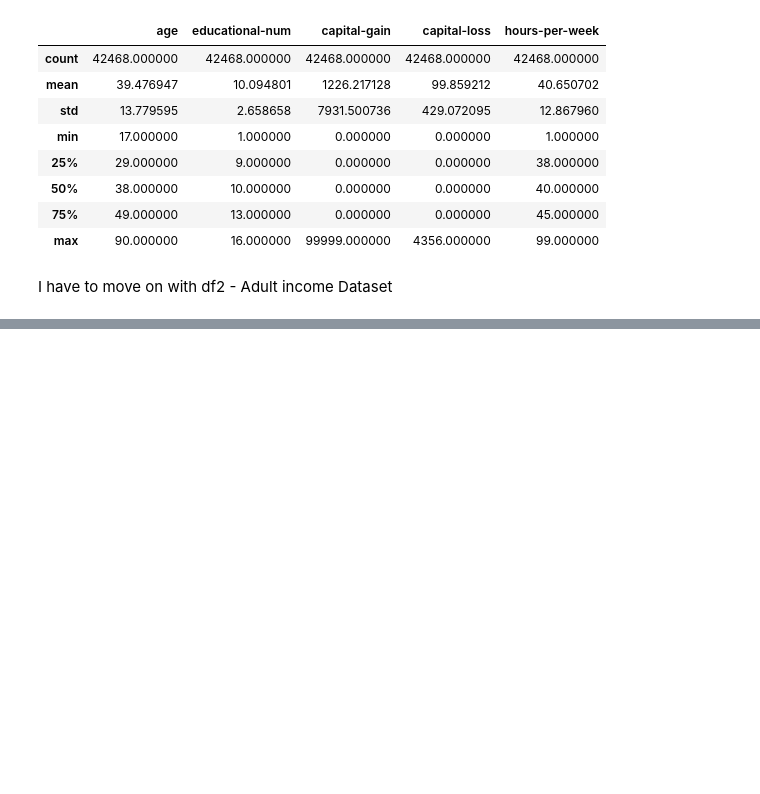
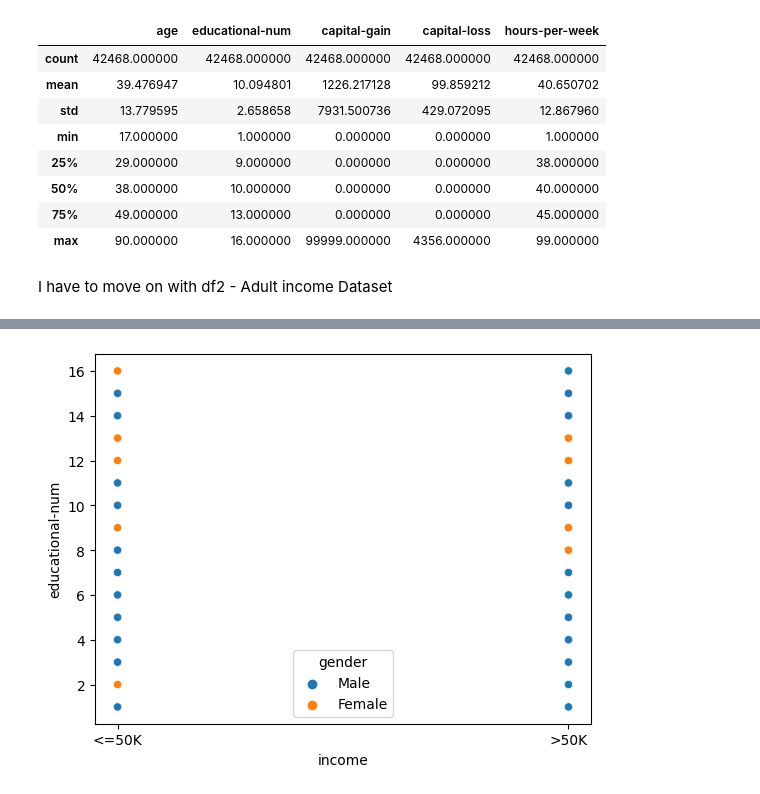
Before and after one commit to davegbade/Project-2-Machine-Learning, a Jupyter notebook: Project_2_.ipynb, the cells around one changed output, grey strips where cells are left out. Cells and saved outputs as stored; diff of their text form; code cells hidden in the pictures; blank space fills up the shorter version.

```diff
--- a/Project_2_.ipynb
+++ b/Project_2_.ipynb
@@ -256,0 +267,5 @@ I have to move on with df2 - Adult income Dataset
+# %%
+sns.scatterplot(x="income", y="educational-num", hue="gender", data=df2)
+plt.show()
+# %% [output]
+[figure, added]
```
Also changed, not shown: parts of 8 cells of this notebook.
